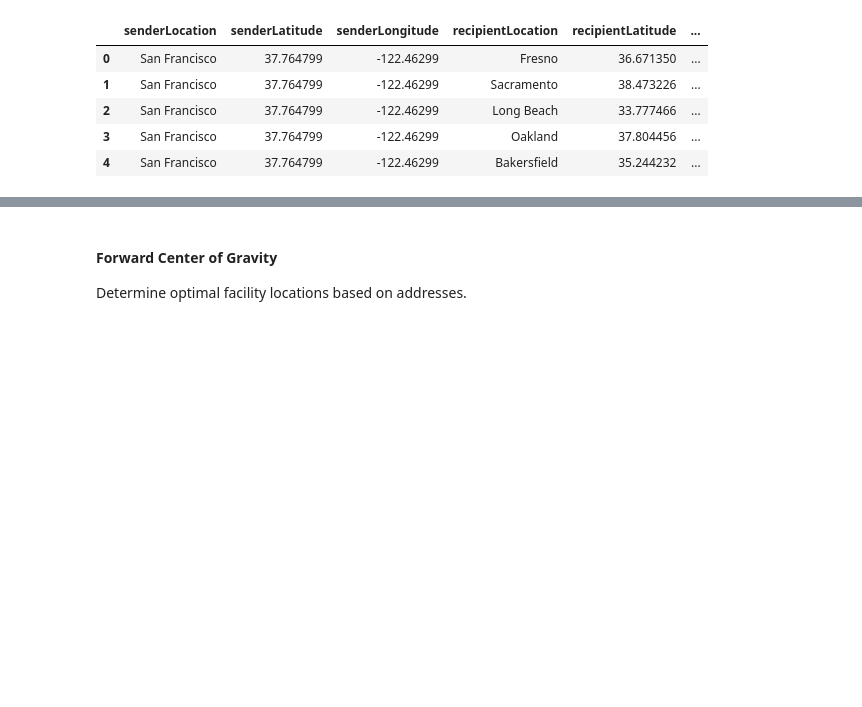
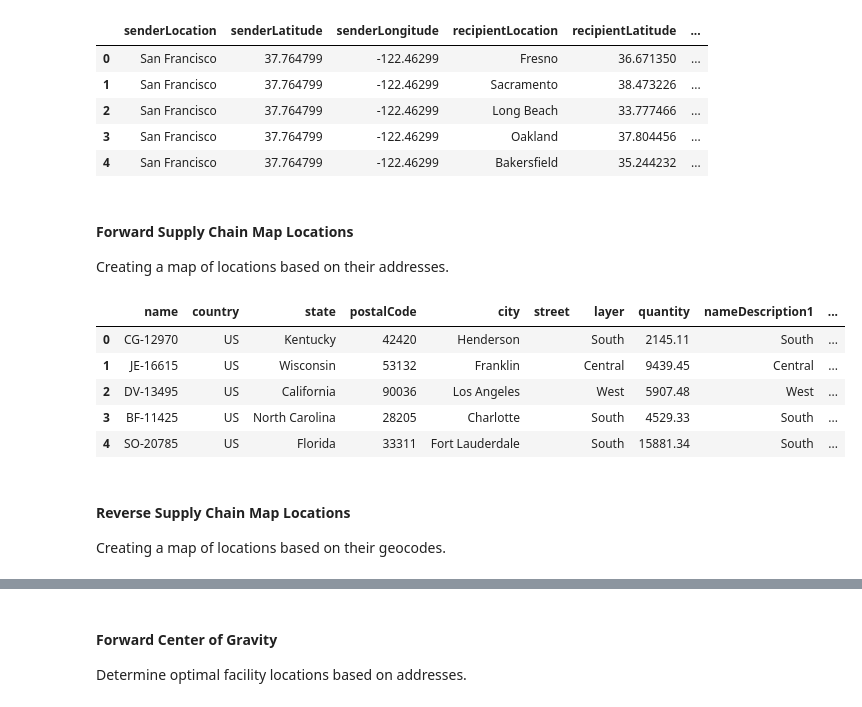
Before and after one commit to log-hub/log-hub-python, a Jupyter notebook: examples/pyloghub_package_demo.ipynb, the cells around one changed output, grey strips where cells are left out. Saved outputs shown, nothing was run; the diff lists cells and outputs as text; code cells hidden in the pictures; blank space fills up the shorter version.

```diff
--- a/examples/pyloghub_package_demo.ipynb
+++ b/examples/pyloghub_package_demo.ipynb
@@ -187,3 +187,27 @@ reverse_center_of_gravity_result_df.head()
 | 2 | San Francisco | 37.764799 | -122.46299 | Long Beach | 33.777466 | ... |
 | 3 | San Francisco | 37.764799 | -122.46299 | Oakland | 37.804456 | ... |
 | 4 | San Francisco | 37.764799 | -122.46299 | Bakersfield | 35.244232 | ... |
+# %% [markdown]
+#### Forward Supply Chain Map Locations
+Creating a map of locations based on their addresses.
+# %%
+from pyloghub.supply_chain_map_locations import forward_supply_chain_map_locations_sample_data, forward_supply_chain_map_locations
+
+sample_data = forward_supply_chain_map_locations_sample_data()
+address_data_df = sample_data['addresses']
+save_scenario = sample_data['saveScenarioParameters']
+save_scenario['workspaceId'] = "8eaacd405f645e53d15e632716b41dcd8ee74c59"
+save_scenario['scenarioName'] = "Forward Supply Chain Map Locations"
+
+locations_df = forward_supply_chain_map_locations(address_data_df, api_key, save_scenario)
+locations_df.head()
+# %% [output]
+|  | name | country | state | postalCode | city | street | layer | quantity | nameDescription1 | ... |
+| 0 | CG-12970 | US | Kentucky | 42420 | Henderson |  | South | 2145.11 | South | ... |
+| 1 | JE-16615 | US | Wisconsin | 53132 | Franklin |  | Central | 9439.45 | Central | ... |
+| 2 | DV-13495 | US | California | 90036 | Los Angeles |  | West | 5907.48 | West | ... |
+| 3 | BF-11425 | US | North Carolina | 28205 | Charlotte |  | South | 4529.33 | South | ... |
+| 4 | SO-20785 | US | Florida | 33311 | Fort Lauderdale |  | South | 15881.34 | South | ... |
+# %% [markdown]
+#### Reverse Supply Chain Map Locations
+Creating a map of locations based on their geocodes.
```
Also changed, not shown: parts of 70 cells of this notebook, 2 other files.
